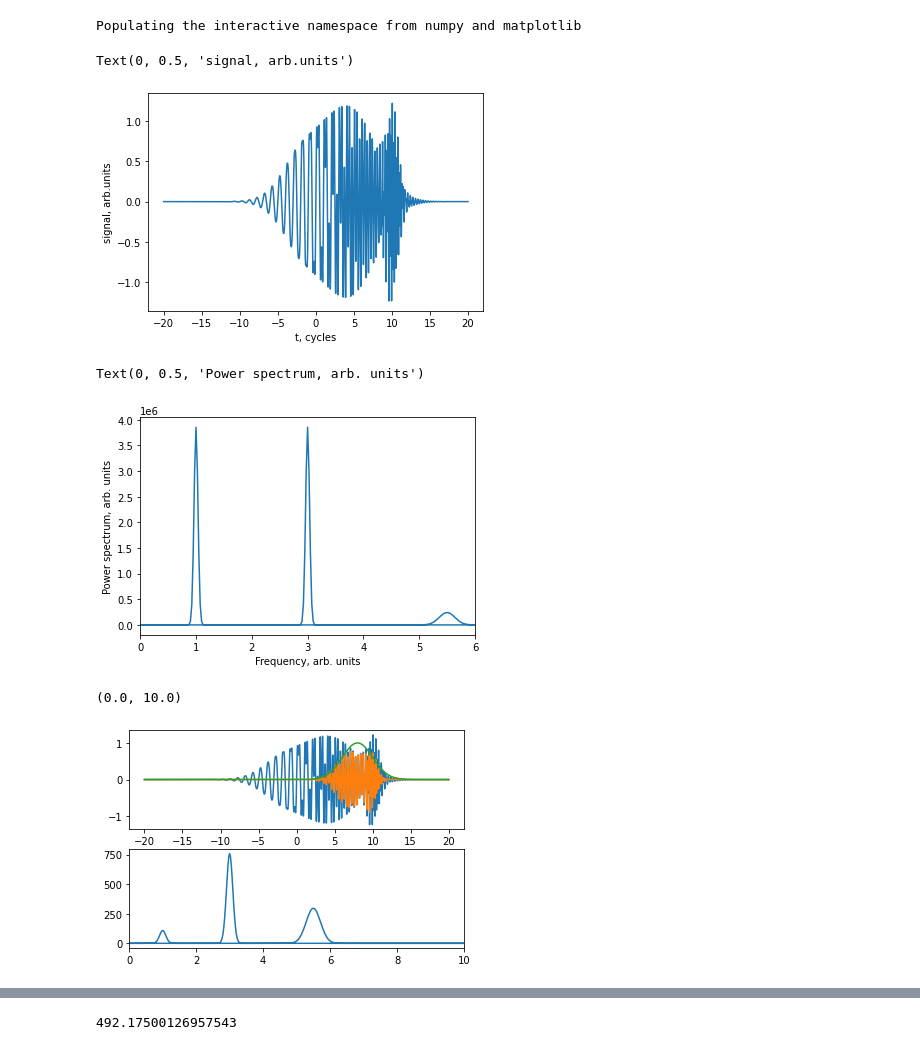
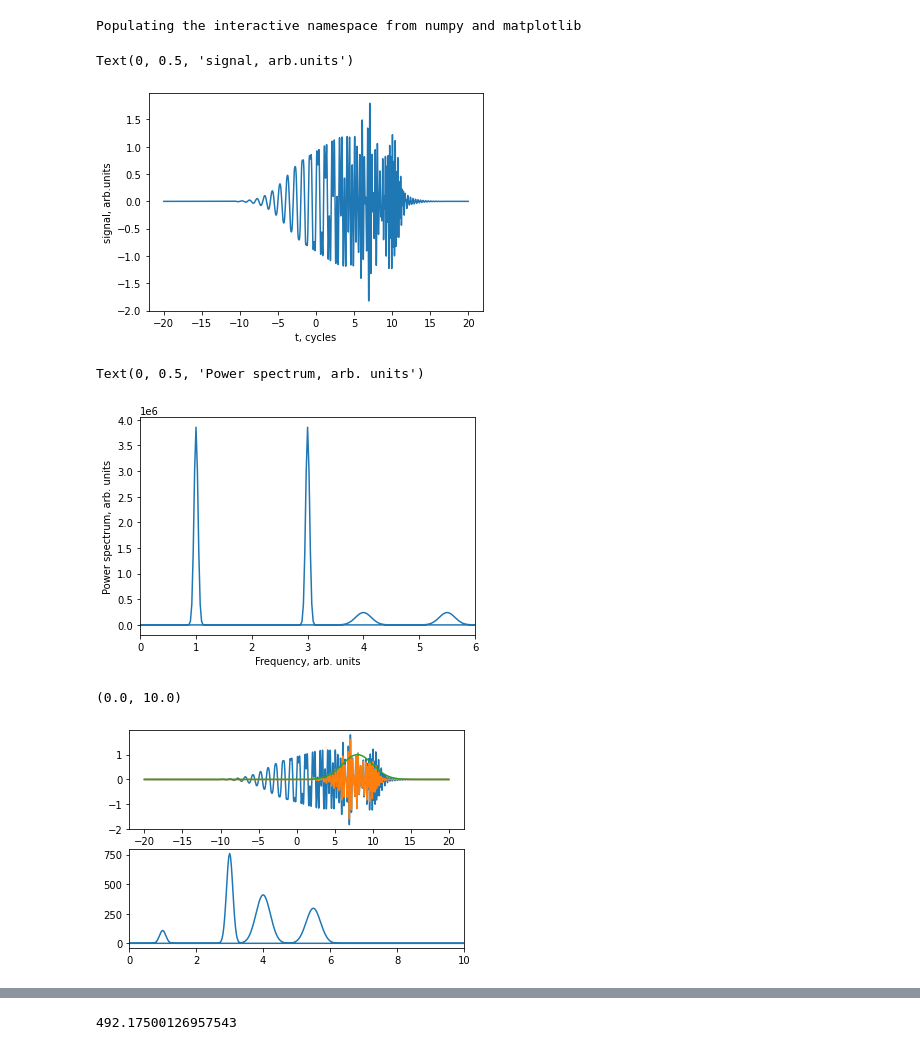
Before and after one commit to AnnyshkaF/High-Performance-Lab, a Jupyter notebook: task_4.ipynb, the cells around one changed output, grey strips where cells are left out. Drawn from its saved outputs; the diff is of its cells as text; code cells hidden in the pictures.

```diff
--- a/task_4.ipynb
+++ b/task_4.ipynb
@@ -7,19 +7,20 @@ Populating the interactive namespace from numpy and matplotlib
 # %%
 # generate the signal
 nofts=1000
 t=np.linspace(-20*2*pi, 20*2*pi, 2**14+5)
 t=np.linspace(-20*2*pi, 20*2*pi, 3**9+6)
 y=np.sin(t)*exp(-t**2/2/20**2)
 y=y+np.sin(3*t)*exp(-(t-5*2*pi)**2/2/20**2)
 y=y+np.sin(5.5*t)*exp(-(t-10*2*pi)**2/2/5**2)
+y=y+np.sin(4*t)*exp(-(t-7*2*pi)**2/2/5**2)
 
 plt.plot(t/2/pi,y)
 
 xlabel('t, cycles')
 ylabel('signal, arb.units')
 # %% [output]
 Text(0, 0.5, 'signal, arb.units')
-[figure, old version]
+[figure, new version]
 # %%
 # Fourier spectrum
 sp=fft.fft(y)
@@ -30,7 +31,7 @@ xlabel('Frequency, arb. units')
 ylabel('Power spectrum, arb. units')
 # %% [output]
 Text(0, 0.5, 'Power spectrum, arb. units')
-[figure, old version]
+[figure, new version]
 # %%
 # windowed Fourier transform (Gabor transform, spectrogram)
 
@@ -56,7 +57,7 @@ xlim(0, 10)
 # color axis represents the power spectrum
 # %% [output]
 (0.0, 10.0)
-[figure, old version]
+[figure, new version]
 # %%
 for i in range(-10,10,1):
   window_width=2.0*2*pi
```
Also changed, not shown: parts of 3 cells of this notebook.
